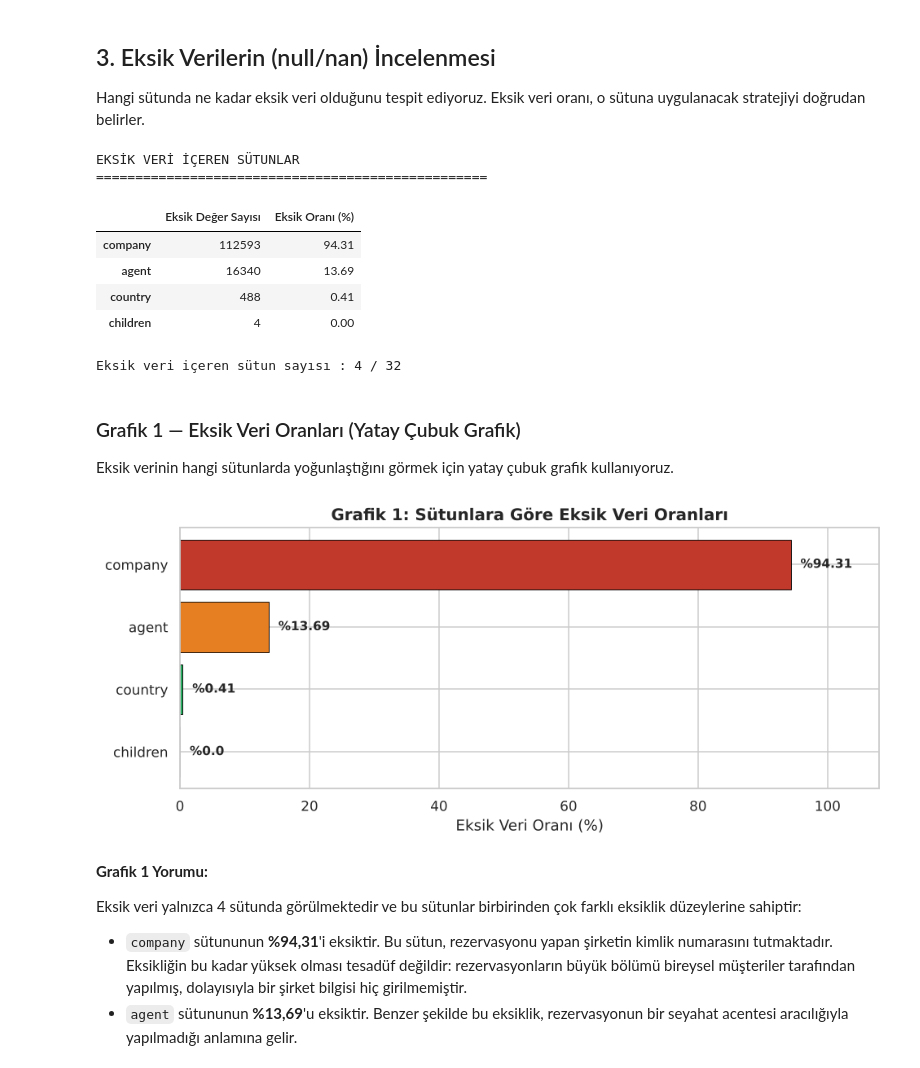
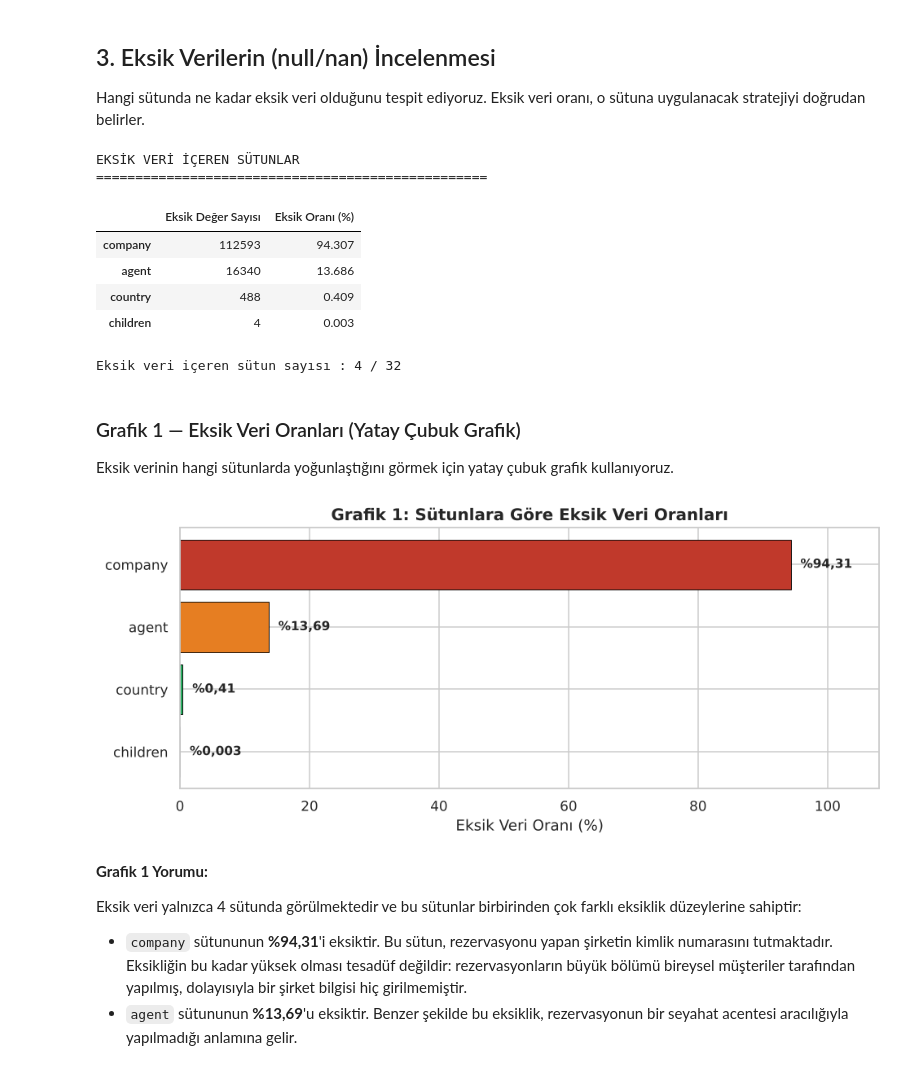
Before and after one commit to hasaninciler/Proje-odevi-Birinci-Asama, a Jupyter notebook: asama1/250184009_Hasan_Inciler_VeriAnalizi.ipynb, the cells around one changed output. Saved outputs shown, nothing was run; the diff lists cells and outputs as text; code cells hidden in the pictures.

```diff
--- a/asama1/250184009_Hasan_Inciler_VeriAnalizi.ipynb
+++ b/asama1/250184009_Hasan_Inciler_VeriAnalizi.ipynb
@@ -189,7 +189,7 @@ o sütuna uygulanacak stratejiyi doğrudan belirler.
 # %%
 # Her sütundaki eksik değer sayısı ve oranını bir tabloda topluyoruz
 eksik_sayi  = df.isna().sum()
-eksik_oran  = (df.isna().sum() / len(df) * 100).round(2)
+eksik_oran  = (df.isna().sum() / len(df) * 100).round(3)
 
 eksik_tablo = pd.DataFrame({
     "Eksik Değer Sayısı": eksik_sayi,
@@ -209,10 +209,10 @@ print(f"\nEksik veri içeren sütun sayısı : {len(eksik_tablo)} / {df.shape[1]
 EKSİK VERİ İÇEREN SÜTUNLAR
 ==================================================
 |  | Eksik Değer Sayısı | Eksik Oranı (%) |
-| company | 112593 | 94.31 |
-| agent | 16340 | 13.69 |
-| country | 488 | 0.41 |
-| children | 4 | 0.00 |
+| company | 112593 | 94.307 |
+| agent | 16340 | 13.686 |
+| country | 488 | 0.409 |
+| children | 4 | 0.003 |
 Eksik veri içeren sütun sayısı : 4 / 32
 # %% [markdown]
 ### Grafik 1 — Eksik Veri Oranları (Yatay Çubuk Grafik)
@@ -221,25 +221,31 @@ Eksik verinin hangi sütunlarda yoğunlaştığını görmek için yatay çubuk
 # %%
 fig, ax = plt.subplots(figsize=(9, 4))
 
 # Eksik oranlarını küçükten büyüğe sıralayıp yatay çubuk olarak çiziyoruz
 veri = eksik_tablo["Eksik Oranı (%)"].sort_values()
 renkler = ["#c0392b" if o > 50 else "#e67e22" if o > 5 else "#27ae60" for o in veri.values]
 
 cubuklar = ax.barh(veri.index, veri.values, color=renkler, edgecolor="black", linewidth=0.6)
 
+# Yüzde etiketini Türkçe ondalık ayracı ile yazan yardımcı fonksiyon.
+# Çok küçük oranlarda (children: %0,003) basamak sayısı artırılır,
+# aksi halde yuvarlanıp sıfır görünür.
+def yuzde_etiketi(o):
+    return (f"%{o:.3f}" if o < 0.01 else f"%{o:.2f}").replace(".", ",")
+
 # Her çubuğun ucuna yüzde değerini yazıyoruz
 for cubuk, oran in zip(cubuklar, veri.values):
     ax.text(oran + 1.5, cubuk.get_y() + cubuk.get_height()/2,
-            f"%{oran}", va="center", fontsize=10, fontweight="bold")
+            yuzde_etiketi(oran), va="center", fontsize=10, fontweight="bold")
 
 ax.set_xlabel("Eksik Veri Oranı (%)")
 ax.set_title("Grafik 1: Sütunlara Göre Eksik Veri Oranları")
 ax.set_xlim(0, 108)
 
 plt.tight_layout()
 plt.show()
 # %% [output]
-[figure, old version]
+[figure, new version]
 # %% [markdown]
 **Grafik 1 Yorumu:**
 
```
Also changed, not shown: 19 other files.
